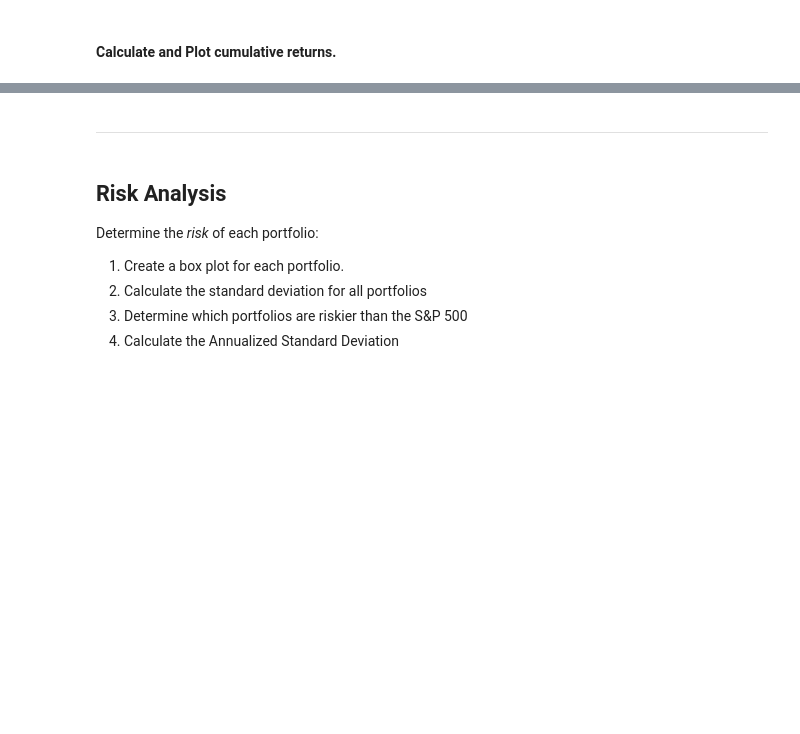
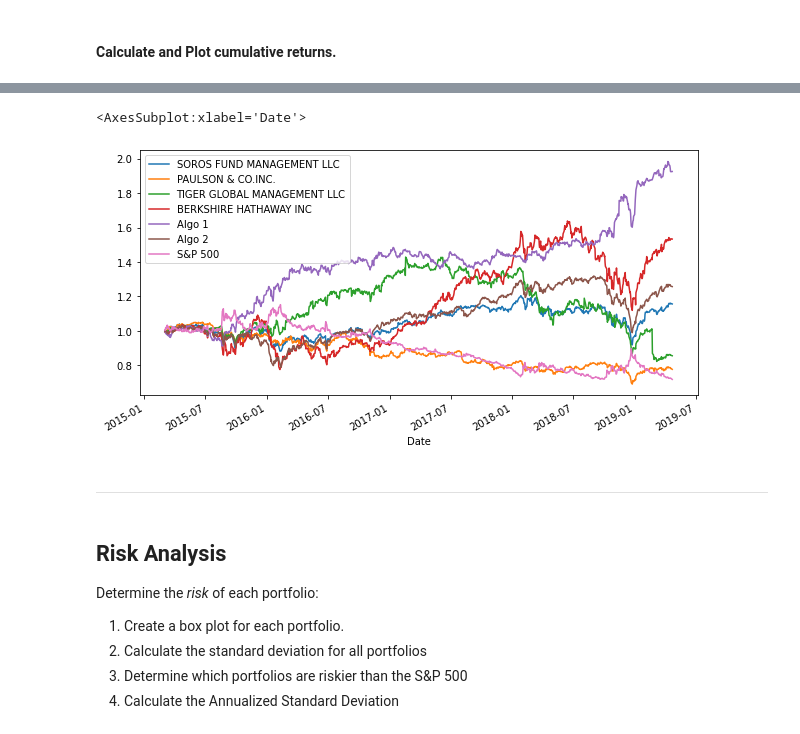
Before and after one commit to jeffreycfwang/FinTech, a Jupyter notebook: Class/04-Pandas/Homework/Starter_Code/whale_analysis.ipynb, the cells around one changed output, grey strips where cells are left out. Cells and saved outputs as stored; diff of their text form; code cells hidden in the pictures; blank space fills up the shorter version.

```diff
--- a/Class/04-Pandas/Homework/Starter_Code/whale_analysis.ipynb
+++ b/Class/04-Pandas/Homework/Starter_Code/whale_analysis.ipynb
@@ -157,5 +266,5 @@ In this section, you will calculate and visualize performance and risk metrics f
 #### Calculate and Plot cumulative returns.
 # %%
 # Calculate cumulative returns of all portfolios
-
-# Plot cumulative returns
+cumulative_returns = (1 + combined_df).cumprod()
+cumulative_returns.head()
@@ -162,3 +279,9 @@ In this section, you will calculate and visualize performance and risk metrics f
+# %%
+# Plot cumulative returns
+cumulative_returns.plot(figsize=(10, 5))
+# %% [output]
+<AxesSubplot:xlabel='Date'>
+[figure, added]
 # %% [markdown]
 ---
 # %% [markdown]
```
Also changed, not shown: parts of 37 cells of this notebook, 6 other files.
